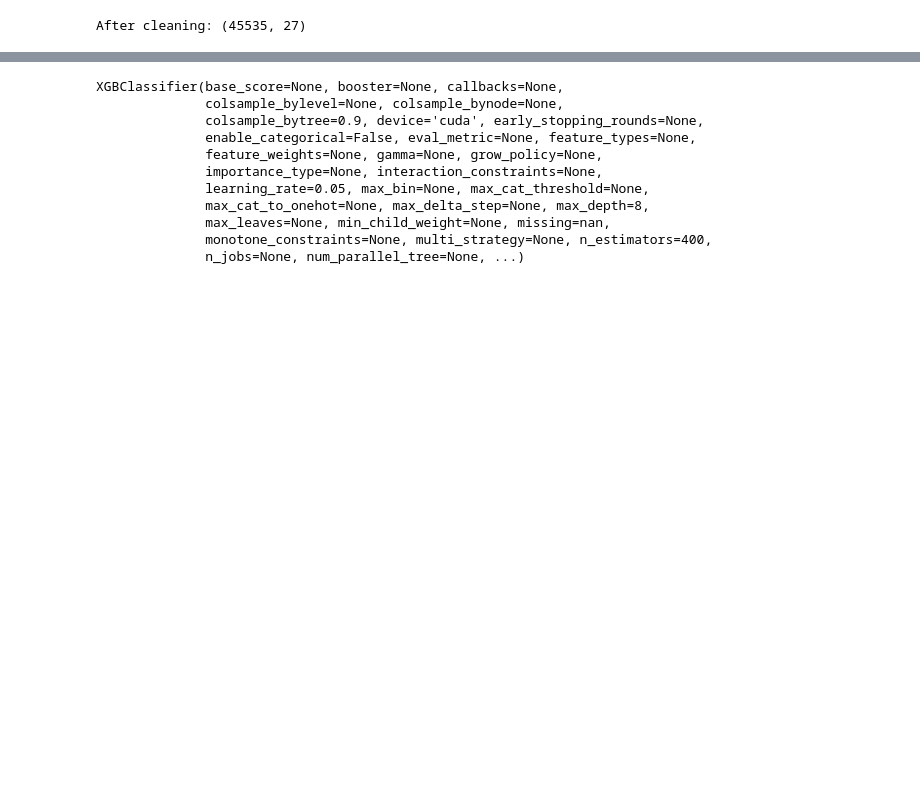
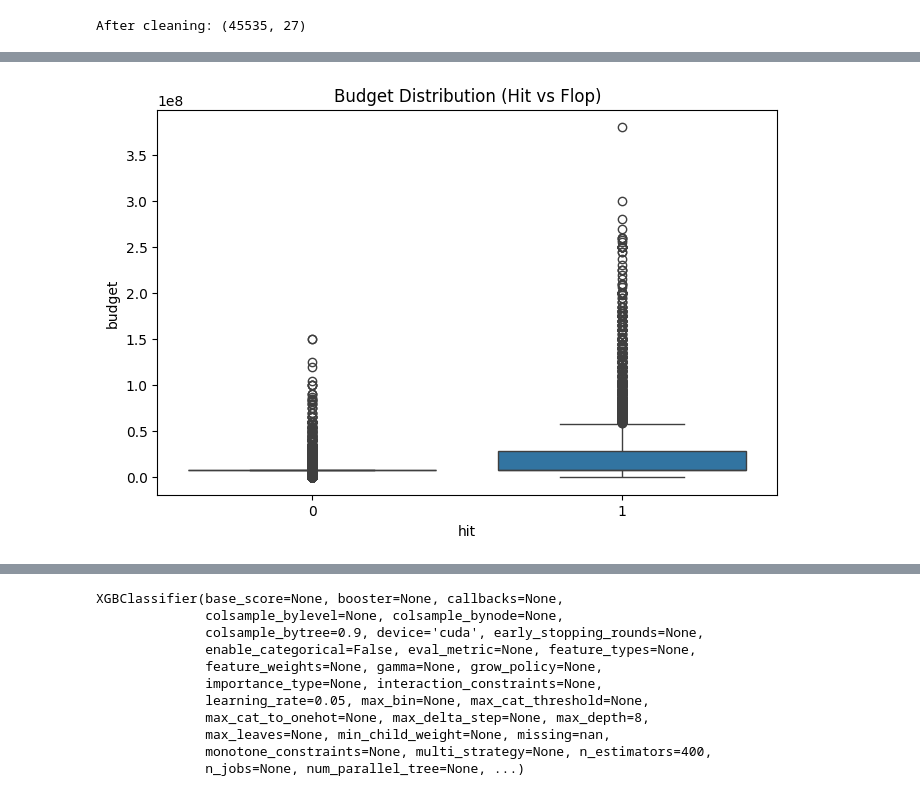
Before and after one commit to ashtonmths/BoxOfficeAI, a Jupyter notebook: backend/notebooks/Exploration.ipynb, the cells around one changed output, grey strips where cells are left out. Cells and saved outputs as stored; diff of their text form; code cells hidden in the pictures; blank space fills up the shorter version.

```diff
--- a/backend/notebooks/Exploration.ipynb
+++ b/backend/notebooks/Exploration.ipynb
@@ -151,3 +171,10 @@ df["hit"] = (df["gross"] > threshold).astype(int)
+# %%
+plt.figure(figsize=(8,5))
+sns.boxplot(data=df, x="hit", y="budget")
+plt.title("Budget Distribution (Hit vs Flop)")
+plt.show()
+# %% [output]
+[figure, added]
 # %%
 le = LabelEncoder()
 df["genre"] = le.fit_transform(df["genre"].astype(str))
```
Also changed, not shown: parts of 40 cells of this notebook.
